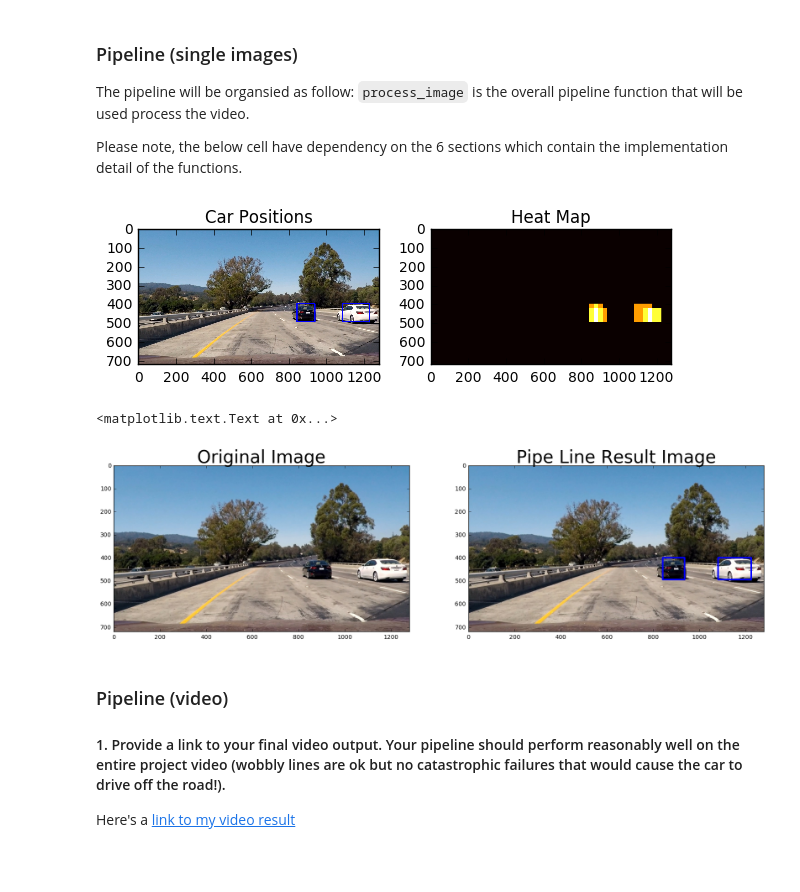
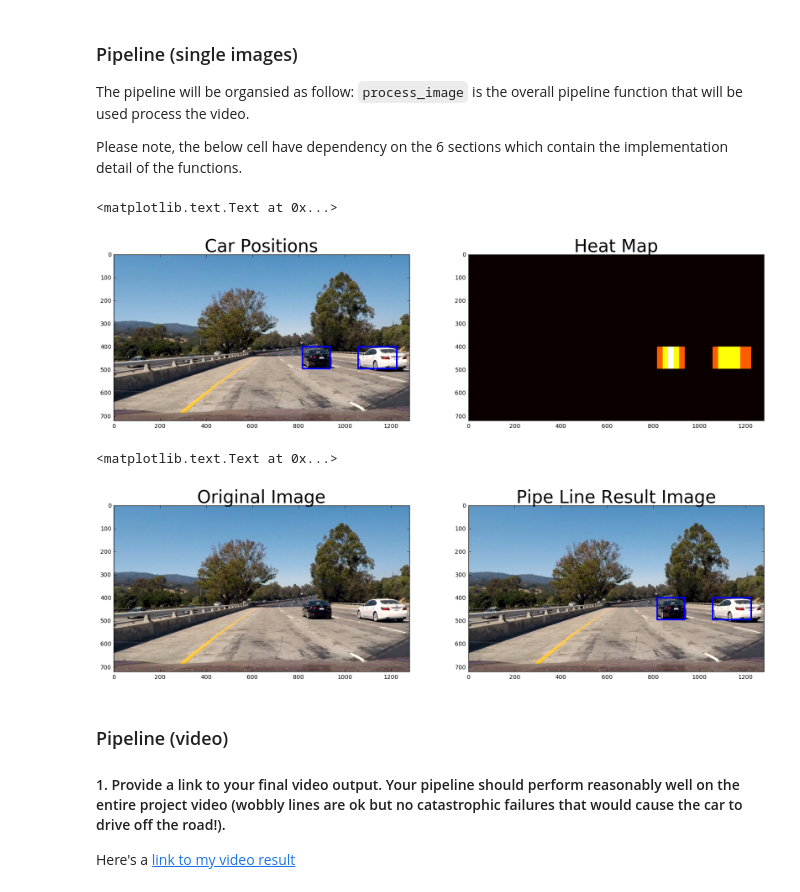
Before and after one commit to halolee/CarND-Vehicle-Detection, a Jupyter notebook: P5.ipynb, the cells around one changed output. Drawn from its saved outputs; the diff is of its cells as text; code cells hidden in the pictures; blank space fills up the shorter version.

Commit message:
Prepare for transfer

```diff
--- a/P5.ipynb
+++ b/P5.ipynb
@@ -399,21 +404,6 @@ class CachedBox():
         self.allBoxes.append(newBoxes)
         self.heatMapBox = np.concatenate(self.allBoxes[-5:])
 # %%
-import matplotlib.image as mpimg
-import matplotlib.pyplot as plt
-import numpy as np
-import pickle
-import cv2
-from scipy.ndimage.measurements import label
-
-# Read in a pickle file with bboxes saved
-# Each item in the "all_bboxes" list will contain a
-# list of boxes for one of the images shown above
-# box_list = pickle.load( open( "bbox_pickle.p", "rb" ))
-
-# Read in image similar to one shown above
-image = mpimg.imread('./test_images/test1.jpg')
-
 def add_heat(heatmap, bbox_list):
     # Iterate through list of bboxes
     for box in bbox_list:
@@ -437,59 +427,72 @@ def draw_labeled_bboxes(img, labels):
         nonzero = (labels[0] == car_number).nonzero()
         # Identify x and y values of those pixels
         nonzeroy = np.array(nonzero[0])
         nonzerox = np.array(nonzero[1])
         # Define a bounding box based on min/max x and y
         bbox = ((np.min(nonzerox), np.min(nonzeroy)), (np.max(nonzerox), np.max(nonzeroy)))
         # Draw the box on the image
         cv2.rectangle(img, bbox[0], bbox[1], (0,0,255), 6)
     # Return the image
     return img
 
 def labeled_boxes(image, box_list):
     heat = np.zeros_like(image[:,:,0]).astype(np.float)
 
     # Add heat to each box in box list
     heat = add_heat(heat, box_list)
 
     # Apply threshold to help remove false positives
-    heat = apply_threshold(heat,2)
+    heat = apply_threshold(heat,1)
 
     # Visualize the heatmap when displaying
     heatmap = np.clip(heat, 0, 255)
 
     # Find final boxes from heatmap using label function
     labels = label(heatmap)
     draw_img = draw_labeled_bboxes(np.copy(image), labels)
     return  heatmap, draw_img
 
 heatmap, draw_img = labeled_boxes(image, box_list)
 
-fig = plt.figure()
-plt.subplot(121)
-plt.imshow(draw_img)
-plt.title('Car Positions')
-plt.subplot(122)
-plt.imshow(heatmap, cmap='hot')
-plt.title('Heat Map')
-fig.tight_layout()
+f, (ax1, ax2) = plt.subplots(1, 2, figsize=(20,10))
+ax1.imshow(draw_img)
+ax1.set_title('Car Positions', fontsize=30)
+ax2.imshow(heatmap, cmap = 'hot')
+ax2.set_title('Heat Map', fontsize=30)
 # %% [output]
+<matplotlib.text.Text at 0x...>
-[figure, old version]
+[figure, new version]
 # %%
 def prepare_image(image):
-    outImg, new_box_list = find_cars(image)
+    # Find cars in the image
 
+    ystart = 400
+    ystop = 520
+    scale = 1.5
+    box_scale1 = find_cars(image, ystart, ystop, scale)
+
+    ystart = 480
+    ystop = 580
+    scale = 3
+    box_scale2 = find_cars(image, ystart, ystop, scale)
+
+    new_box_list = box_scale1 + box_scale2
+
+    # Store detection if needed
     if len(new_box_list) > 0:
         cachedBox.storeBoxes(new_box_list)
 
+    # Prepare for headmap
     heat = np.zeros_like(image[:,:,0]).astype(np.float)
 
+    # Load previous stored box for heat map
     heatMapBox = cachedBox.heatMapBox
 
     # Add heat to each box in box list
     heat = add_heat(heat,heatMapBox)
 
     # Apply threshold to help remove false positives
-    heat = apply_threshold(heat,2)
+    heat = apply_threshold(heat,1)
 
     # Visualize the heatmap when displaying
     heatmap = np.clip(heat, 0, 255)
@@ -500,18 +503,17 @@ def prepare_image(image):
 
     return outImg
 
-laneImage = mpimg.imread('./test_images/test1.jpg')
 cachedBox = CachedBox()
-processedImage = prepare_image(laneImage)
+processedImage = prepare_image(image)
 
 f, (ax1, ax2) = plt.subplots(1, 2, figsize=(20,10))
-ax1.imshow(laneImage)
+ax1.imshow(image)
 ax1.set_title('Original Image', fontsize=30)
 ax2.imshow(processedImage)
 ax2.set_title('Pipe Line Result Image', fontsize=30)
 # %% [output]
 <matplotlib.text.Text at 0x...>
-[figure, old version]
+[figure, new version]
 # %% [markdown]
 ### Pipeline (video)
 
```
Also changed, not shown: parts of 5 cells of this notebook.
